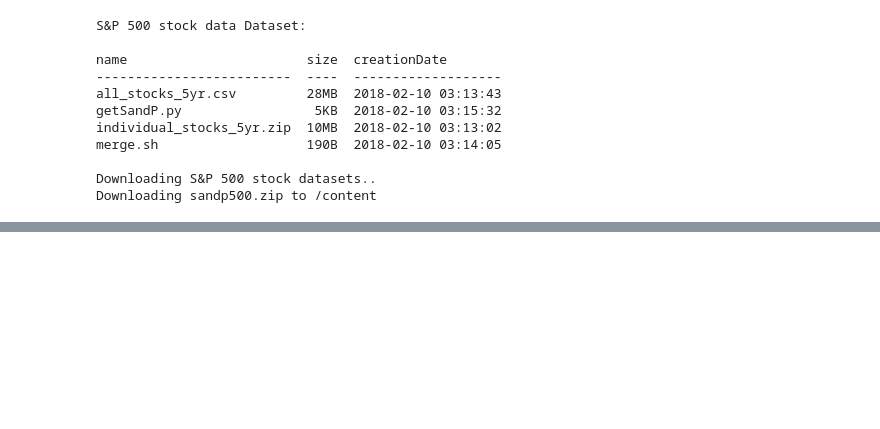
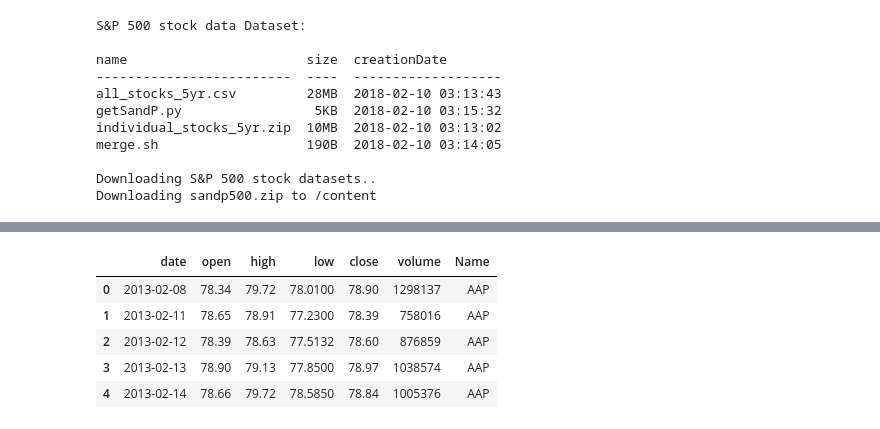
Before and after one commit to javablack95/Machine-learning-for-finance, a Jupyter notebook: Python_for_finance.ipynb, the cells around one changed output, grey strips where cells are left out. Saved outputs shown, nothing was run; the diff lists cells and outputs as text; code cells hidden in the pictures; blank space fills up the shorter version.

```diff
--- a/Python_for_finance.ipynb
+++ b/Python_for_finance.ipynb
@@ -50,0 +109,9 @@ Downloading sandp500.zip to /content
+# %%
+df.head()
+# %% [output]
+|  | date | open | high | low | close | volume | Name |
+| 0 | 2013-02-08 | 78.34 | 79.72 | 78.0100 | 78.90 | 1298137 | AAP |
+| 1 | 2013-02-11 | 78.65 | 78.91 | 77.2300 | 78.39 | 758016 | AAP |
+| 2 | 2013-02-12 | 78.39 | 78.63 | 77.5132 | 78.60 | 876859 | AAP |
+| 3 | 2013-02-13 | 78.90 | 79.13 | 77.8500 | 78.97 | 1038574 | AAP |
+| 4 | 2013-02-14 | 78.66 | 79.72 | 78.5850 | 78.84 | 1005376 | AAP |
```
Also changed, not shown: parts of 31 cells of this notebook.
